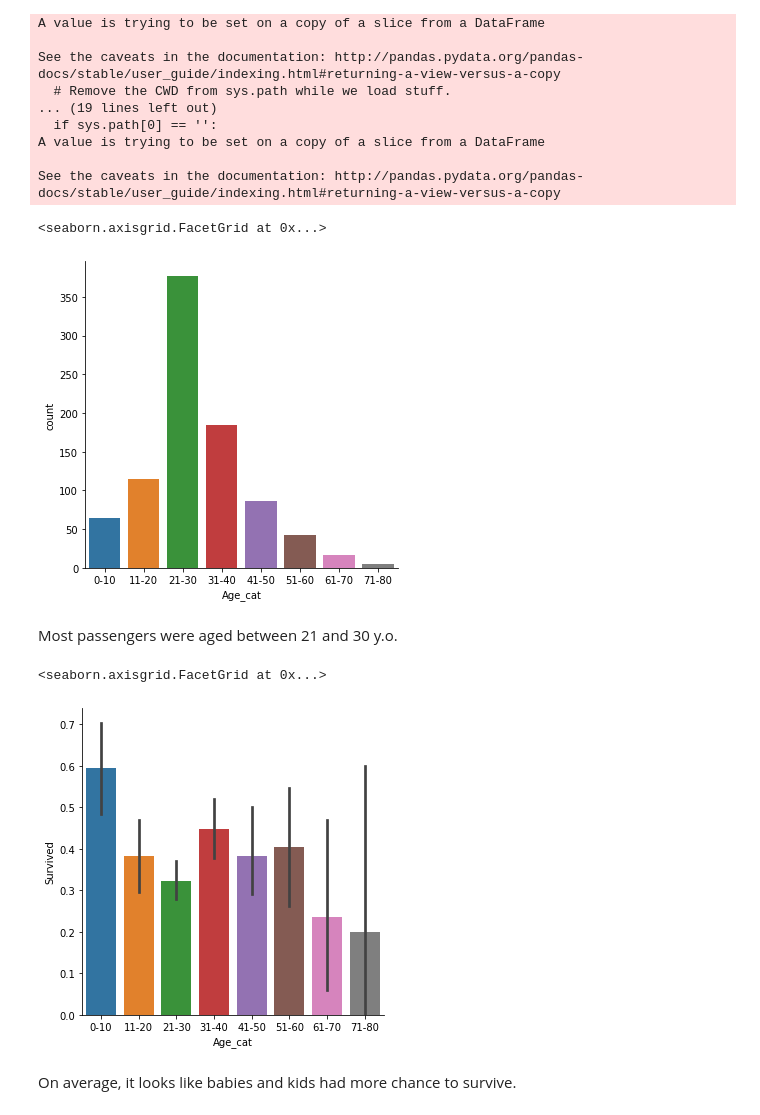
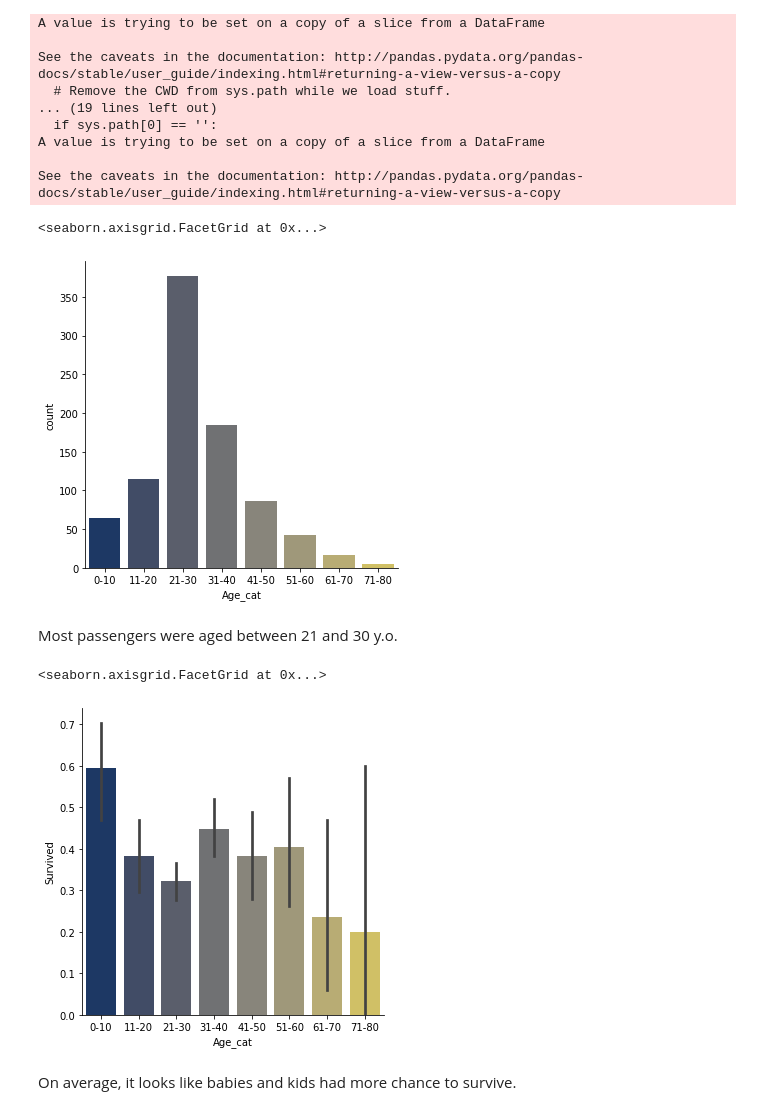
Before and after one commit to SalimAmarti/Titanic_Project, a Jupyter notebook: Titanic model.ipynb, the cells around one changed output. Saved outputs shown, nothing was run; the diff lists cells and outputs as text; code cells hidden in the pictures.

```diff
--- a/Titanic model.ipynb
+++ b/Titanic model.ipynb
@@ -246,17 +251,17 @@ A value is trying to be set on a copy of a slice from a DataFrame
 
 See the caveats in the documentation: http://pandas.pydata.org/pandas-docs/stable/user_guide/indexing.html#returning-a-view-versus-a-copy
 # %%
-sns.catplot(x='Age_cat',data=tit_data_clean,kind='count',order=['0-10','11-20','21-30','31-40','41-50','51-60','61-70','71-80'])
+sns.catplot(x='Age_cat',data=tit_data_clean,kind='count',order=['0-10','11-20','21-30','31-40','41-50','51-60','61-70','71-80'],palette='cividis')
 # %% [output]
 <seaborn.axisgrid.FacetGrid at 0x...>
-[figure, old version]
+[figure, new version]
 # %% [markdown]
 Most passengers were aged between 21 and 30 y.o.
 # %%
-sns.catplot(x='Age_cat',y='Survived',data=tit_data_clean,kind='bar',order=['0-10','11-20','21-30','31-40','41-50','51-60','61-70','71-80'])
+sns.catplot(x='Age_cat',y='Survived',data=tit_data_clean,kind='bar',order=['0-10','11-20','21-30','31-40','41-50','51-60','61-70','71-80'],palette='cividis')
 # %% [output]
 <seaborn.axisgrid.FacetGrid at 0x...>
-[figure, old version]
+[figure, new version]
 # %% [markdown]
 On average, it looks like babies and kids had more chance to survive.
 # %%
```
Also changed, not shown: parts of 11 cells of this notebook.
